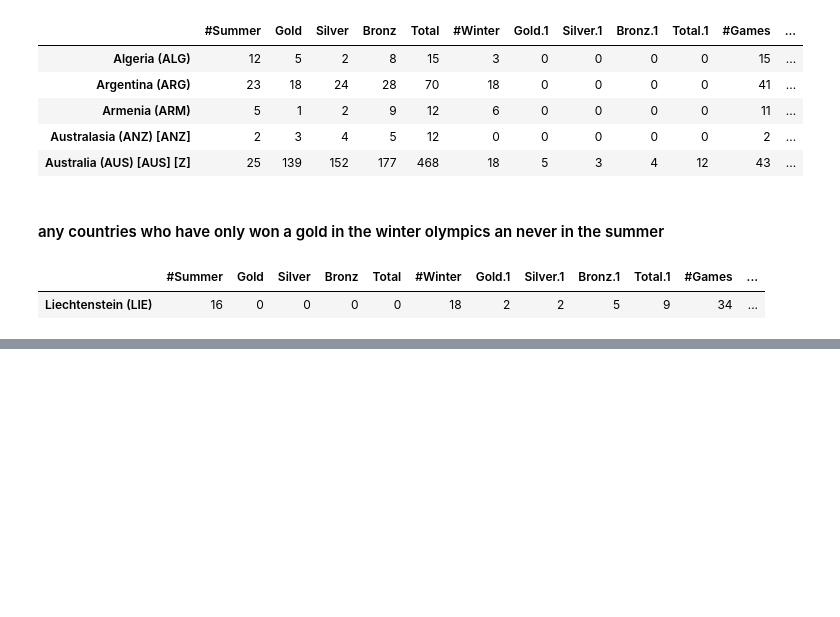
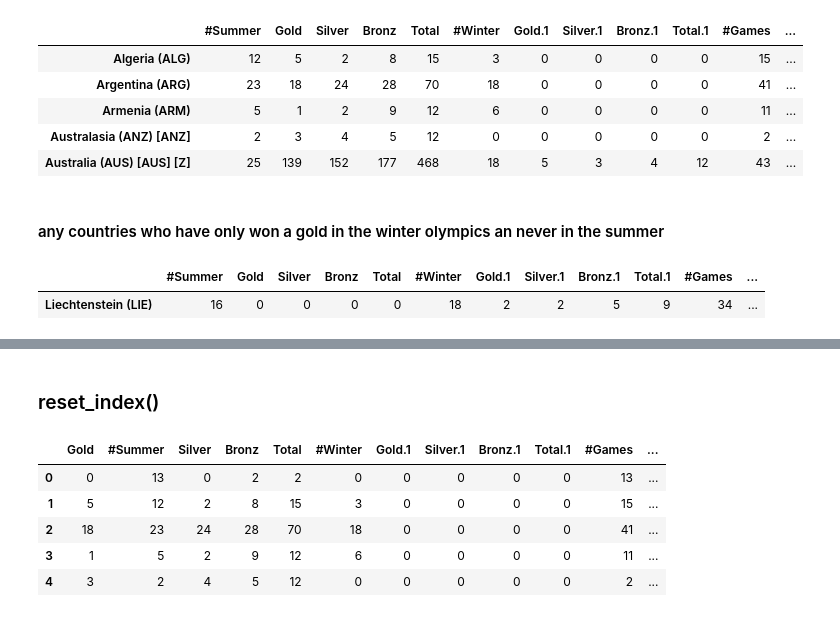
Before and after one commit to tothtms/Introduction-to-Data-Science-in-Python, a Jupyter notebook: week 2.ipynb, the cells around one changed output, grey strips where cells are left out. Cells and saved outputs as stored; diff of their text form; code cells hidden in the pictures; blank space fills up the shorter version.

```diff
--- a/week 2.ipynb
+++ b/week 2.ipynb
@@ -251,0 +277,12 @@ df[
+# %% [markdown]
+### reset_index()
+# %%
+df = df.reset_index()
+df.head()
+# %% [output]
+|  | Gold | #Summer | Silver | Bronz | Total | #Winter | Gold.1 | Silver.1 | Bronz.1 | Total.1 | #Games | ... |
+| 0 | 0 | 13 | 0 | 2 | 2 | 0 | 0 | 0 | 0 | 0 | 13 | ... |
+| 1 | 5 | 12 | 2 | 8 | 15 | 3 | 0 | 0 | 0 | 0 | 15 | ... |
+| 2 | 18 | 23 | 24 | 28 | 70 | 18 | 0 | 0 | 0 | 0 | 41 | ... |
+| 3 | 1 | 5 | 2 | 9 | 12 | 6 | 0 | 0 | 0 | 0 | 11 | ... |
+| 4 | 3 | 2 | 4 | 5 | 12 | 0 | 0 | 0 | 0 | 0 | 2 | ... |
```
Also changed, not shown: parts of 14 cells of this notebook, 1 other file.
